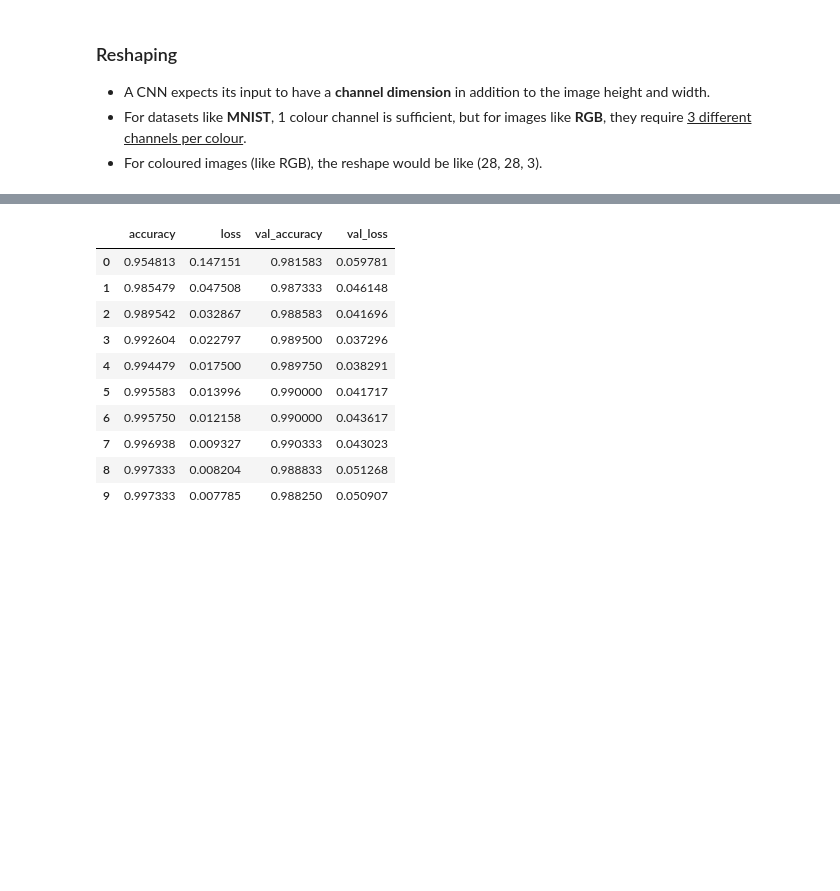
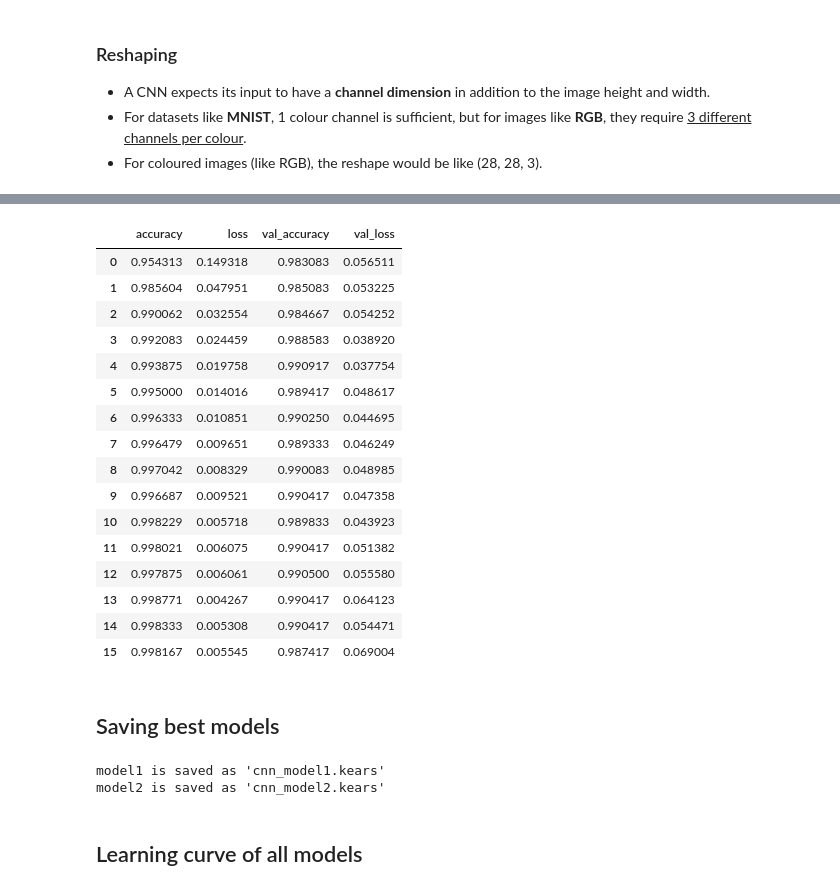
Before and after one commit to AdiXjaiswal/Handwritten-Digit-Recognition, a Jupyter notebook: cnn_model.ipynb, the cells around one changed output, grey strips where cells are left out. Drawn from its saved outputs; the diff is of its cells as text; code cells hidden in the pictures; blank space fills up the shorter version.

Commit message:
saved the model

```diff
--- a/cnn_model.ipynb
+++ b/cnn_model.ipynb
@@ -56,0 +58,8 @@ X_test=X_test.reshape(-1,28,28,1)
+# %%
+# defining early stopping strategy
+early_stopping=EarlyStopping(
+    monitor='val_loss',
+    patience=5,  # Number of epochs to wait for improvement before stopping
+    restore_best_weights=True, # Roll back model weights to the best epoch
+    start_from_epoch=5 #  Number of epochs to wait before starting to monitor improvement
+)
@@ -57,11 +141,11 @@ X_test=X_test.reshape(-1,28,28,1)
 # %%
-model=Sequential()
+model2=Sequential()
 
-model.add(Conv2D(filters=32, kernel_size=(4,4), input_shape=(28,28,1), activation='relu'))
-model.add(MaxPool2D(pool_size=(2,2)))
-model.add(Conv2D(filters=64, kernel_size=(4,4), input_shape=(28,28,1), activation='relu'))
-model.add(MaxPool2D(pool_size=(2,2)))
-model.add(Flatten())
-model.add(Dense(128, activation='relu'))
-# model.add(Dropout=0.5)
-model.add(Dense(10, activation='softmax'))
+model2.add(Conv2D(filters=32, kernel_size=(4,4), input_shape=(28,28,1), activation='relu')) #gen activation map per filter
+model2.add(MaxPool2D(pool_size=(2,2)))
+model2.add(Conv2D(filters=64, kernel_size=(4,4), input_shape=(28,28,1), activation='relu')) #find more complex features
+model2.add(MaxPool2D(pool_size=(2,2)))
+model2.add(Flatten())
+model2.add(Dense(128, activation='relu'))
+# model2.add(Dropout=0.5)
+model2.add(Dense(10, activation='softmax'))
@@ -93,7 +174,8 @@ Model: "sequential_1"
  Trainable params: 165,866 (647.91 KB)
  Non-trainable params: 0 (0.00 B)
 # %%
-model.compile(optimizer="adam",loss="sparse_categorical_crossentropy",metrics=["accuracy"])
+model2.compile(optimizer="adam",loss="sparse_categorical_crossentropy",metrics=["accuracy"])
 # %%
-hist_model1=model.fit(X_train,y_train,batch_size=32,epochs=10,verbose=1,validation_split=0.2)
+hist_model2=model2.fit(X_train,y_train,batch_size=32,epochs=20,
+                       verbose=1,validation_split=0.2, callbacks=[early_stopping])
 # %% [output]
@@ -122,15 +199,33 @@ Epoch 10/10
 # %%
-losses=pd.DataFrame(hist_model1.history)
-losses
+losses_model2=pd.DataFrame(model2.history.history)
+losses_model2
 # %% [output]
 |  | accuracy | loss | val_accuracy | val_loss |
-| 0 | 0.954813 | 0.147151 | 0.981583 | 0.059781 |
-| 1 | 0.985479 | 0.047508 | 0.987333 | 0.046148 |
-| 2 | 0.989542 | 0.032867 | 0.988583 | 0.041696 |
-| 3 | 0.992604 | 0.022797 | 0.989500 | 0.037296 |
-| 4 | 0.994479 | 0.017500 | 0.989750 | 0.038291 |
-| 5 | 0.995583 | 0.013996 | 0.990000 | 0.041717 |
-| 6 | 0.995750 | 0.012158 | 0.990000 | 0.043617 |
-| 7 | 0.996938 | 0.009327 | 0.990333 | 0.043023 |
-| 8 | 0.997333 | 0.008204 | 0.988833 | 0.051268 |
-| 9 | 0.997333 | 0.007785 | 0.988250 | 0.050907 |
+| 0 | 0.954313 | 0.149318 | 0.983083 | 0.056511 |
+| 1 | 0.985604 | 0.047951 | 0.985083 | 0.053225 |
+| 2 | 0.990062 | 0.032554 | 0.984667 | 0.054252 |
+| 3 | 0.992083 | 0.024459 | 0.988583 | 0.038920 |
+| 4 | 0.993875 | 0.019758 | 0.990917 | 0.037754 |
+| 5 | 0.995000 | 0.014016 | 0.989417 | 0.048617 |
+| 6 | 0.996333 | 0.010851 | 0.990250 | 0.044695 |
+| 7 | 0.996479 | 0.009651 | 0.989333 | 0.046249 |
+| 8 | 0.997042 | 0.008329 | 0.990083 | 0.048985 |
+| 9 | 0.996687 | 0.009521 | 0.990417 | 0.047358 |
+| 10 | 0.998229 | 0.005718 | 0.989833 | 0.043923 |
+| 11 | 0.998021 | 0.006075 | 0.990417 | 0.051382 |
+| 12 | 0.997875 | 0.006061 | 0.990500 | 0.055580 |
+| 13 | 0.998771 | 0.004267 | 0.990417 | 0.064123 |
+| 14 | 0.998333 | 0.005308 | 0.990417 | 0.054471 |
+| 15 | 0.998167 | 0.005545 | 0.987417 | 0.069004 |
+# %% [markdown]
+## Saving best models
+# %%
+model1.save("cnn_model1.keras")
+print("model1 is saved as 'cnn_model1.kears'")
+model2.save("cnn_model2.keras")
+print("model2 is saved as 'cnn_model2.kears'")
+# %% [output]
+model1 is saved as 'cnn_model1.kears'
+model2 is saved as 'cnn_model2.kears'
+# %% [markdown]
+## Learning curve of all models
```
Also changed, not shown: parts of 16 cells of this notebook.
